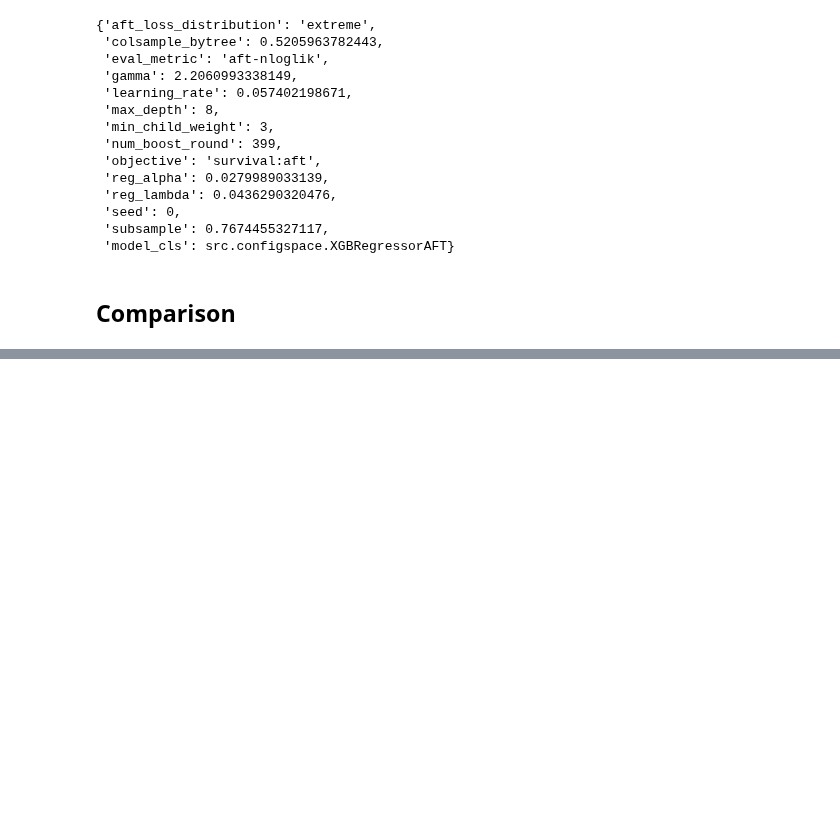
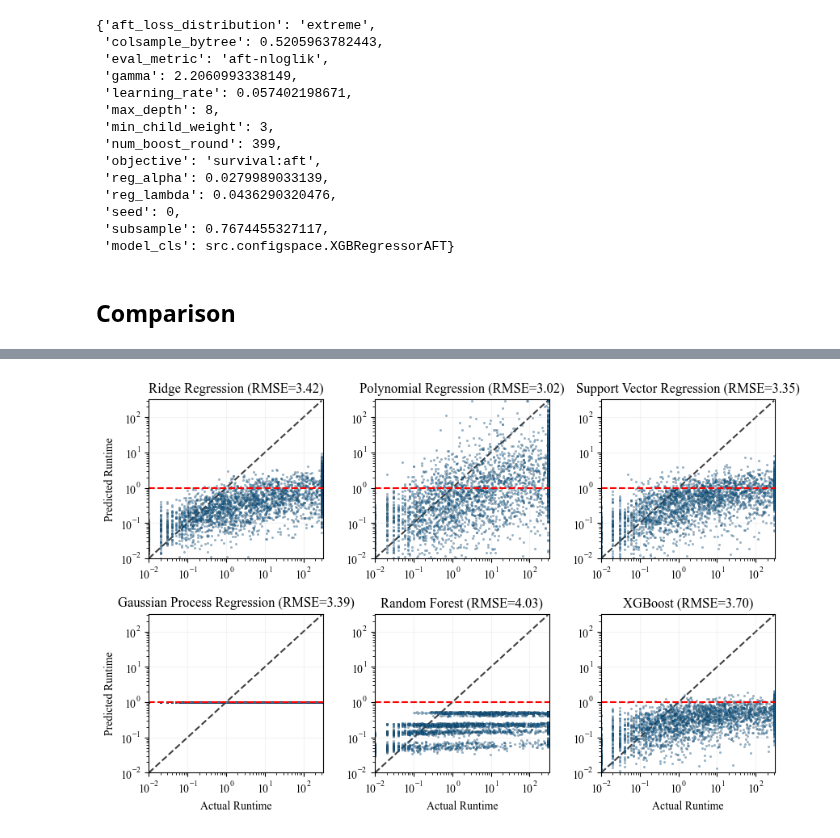
Before and after one commit to zakrzewow/raw-algorithm-portfolios, a Jupyter notebook: archive/phase1/comparison_const_cut_off_1.ipynb, the cells around one changed output, grey strips where cells are left out. Cells and saved outputs as stored; diff of their text form; code cells hidden in the pictures; blank space fills up the shorter version.

```diff
--- a/archive/phase1/comparison_const_cut_off_1.ipynb
+++ b/archive/phase1/comparison_const_cut_off_1.ipynb
@@ -261,0 +613,36 @@ plt.show()
+# %%
+fig, axs = plt.subplots(nrows=2, ncols=3, figsize=(10, 6))
+axs = axs.flatten()
+
+plot_df = result_df.loc[(result_df["random_state"] == 1) & (result_df["solver_number"] == 300)].iloc[6:12].reset_index(drop=True)
+
+for i, result in plot_df.iterrows():
+    ax = axs[i]
+
+    sc = ax.scatter(
+        result["y_test_not_censored"],
+        result["y_pred"],
+        alpha=0.5,
+        edgecolors="k",
+        lw=0.2,
+        s=3,
+    )
+    ax.set_xscale("log")
+    ax.set_yscale("log")
+
+    ax.set_xlim(0.01, 320)
+    ax.set_ylim(0.01, 320)
+    ax.plot([0.01, 300], [0.01, 300], "k--", alpha=0.75, zorder=0)
+    ax.set_title(f'{result["name"]} (RMSE={result["rmse"]:.2f})')
+    ax.axhline(y=1, color='red', linestyle='--')
+
+axs[0].set_ylabel("Predicted Runtime")
+axs[3].set_ylabel("Predicted Runtime")
+axs[3].set_xlabel("Actual Runtime")
+axs[4].set_xlabel("Actual Runtime")
+axs[5].set_xlabel("Actual Runtime")
+plt.subplots_adjust(wspace=0.3, hspace=0.35)
+# plt.savefig("runtime_predictions.png", dpi=300, bbox_inches="tight")
+plt.show()
+# %% [output]
+[figure, added]
```
Also changed, not shown: parts of 21 cells of this notebook, 6 other files.
